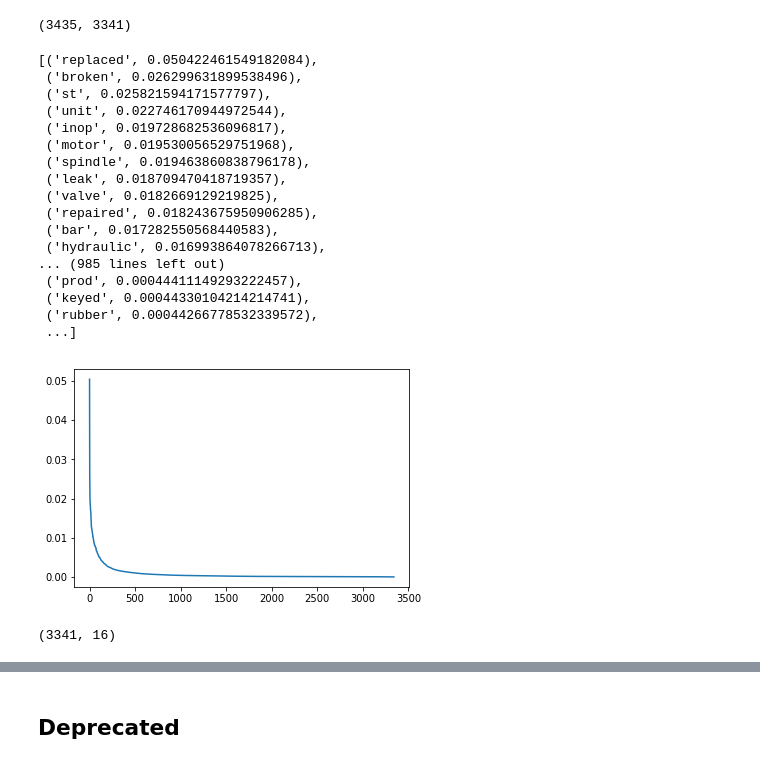
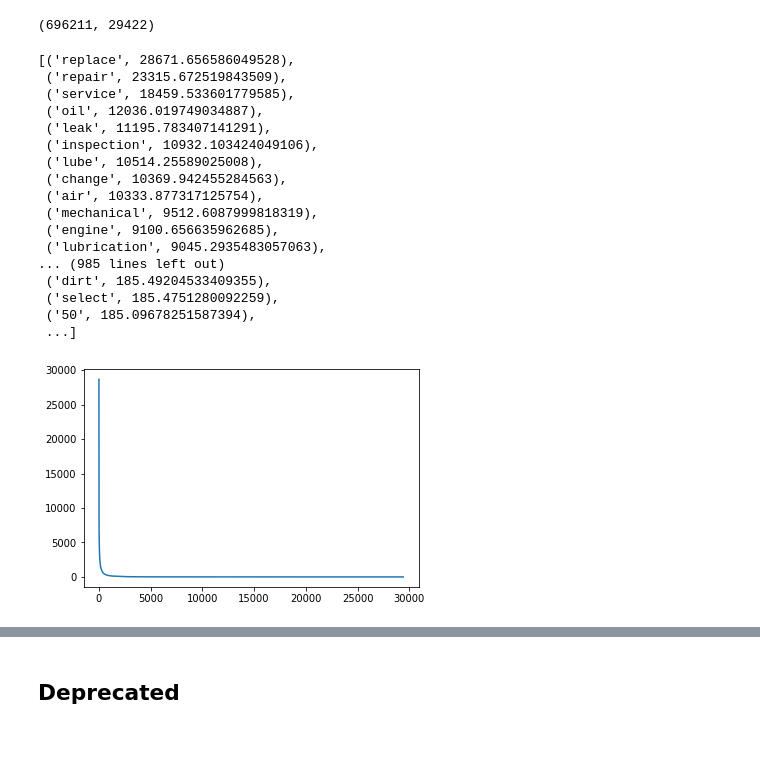
Before and after one commit to usnistgov/nestor, a Jupyter notebook: docs/dask_vocab.ipynb, the cells around one changed output, grey strips where cells are left out. Saved outputs shown, nothing was run; the diff lists cells and outputs as text; code cells hidden in the pictures.

Commit message:
dask and gui vocab extraction integrated

```diff
--- a/docs/dask_vocab.ipynb
+++ b/docs/dask_vocab.ipynb
@@ -43,3 +34,13 @@ import string
 # df = dd.read_csv(data_dir/'loader_work_orders_sanitised.csv')
 data_dir = module_path/'data'/'gs_data'
 df = dd.read_csv(data_dir/'Maintenance_All_Clean.csv')
+# %%
+gs_nlp_select = NLPSelect(columns = ['Description', 'Resolution'])
+m_nlp_select = NLPSelect(columns='ShortText')
+
+raw_text = gs_nlp_select.transform(df)
+# raw_text.compute()
+# %%
+tex = TokenExtractor()
+tex.fit_transform(raw_text)
+print(tex.vocab_)
@@ -46,12 +55,13 @@ df = dd.read_csv(data_dir/'Maintenance_All_Clean.csv')
 # %%
-nlp_cols = ['Description', 'Resolution']
-raw_text = df[nlp_cols].fillna('').add(' ').sum(axis=1).str[:-1]
+# nlp_cols = ['Description', 'Resolution']
+# nlp_cols=0
+# raw_text = df.iloc[:,nlp_cols].fillna('').add(' ').sum(axis=1).str[:-1]
 
-raw_text = raw_text.str.lower()
-raw_text.str.replace('\n', ' ')
-raw_text = raw_text.str.replace('[{}]'.format(string.punctuation), ' ')
+# raw_text = raw_text.str.lower()
+# raw_text.str.replace('\n', ' ')
+# raw_text = raw_text.str.replace('[{}]'.format(string.punctuation), ' ')
 
 def series_itervals(s):
     for n, val in s.iteritems():
         yield val
-raw_text.compute()
+# raw_text.compute()
@@ -86,4 +78,4 @@ vec = TfidfVectorizer(input='content',
 #                       max_features=3000
                      )
 
-vec.fit(series_itervals(raw_text))
+tf = vec.fit(tqdm(series_itervals(raw_text)))
@@ -98,36 +82,36 @@ TfidfVectorizer(analyzer='word', binary=False, decode_error='strict',
 # %%
-tf = vec.transform(series_itervals(raw_text))  # CSR sparse array
+# tf = vec.transform(series_itervals(raw_text))  # CSR sparse array
 # tf = tf.toarray()
 tf.shape
 # %% [output]
-(3435, 3341)
+(696211, 29422)
 # %%
 # sort = vec.idf_.argsort()
-tf_tot = np.array(tf.mean(axis=0))[0]
+tf_tot = np.array(tf.sum(axis=0))[0]
 sort = tf_tot.argsort()[::-1]
 
 # np.array(vec.get_feature_names())[sort]
 plt.plot(tf_tot[sort])
 list(zip(np.array(vec.get_feature_names())[sort], tf_tot[sort]))
 # %% [output]
-[('replaced', 0.050422461549182084),
- ('broken', 0.026299631899538496),
- ('st', 0.025821594171577797),
- ('unit', 0.022746170944972544),
- ('inop', 0.019728682536096817),
- ('motor', 0.019530056529751968),
- ('spindle', 0.019463860838796178),
- ('leak', 0.018709470418719357),
- ('valve', 0.0182669129219825),
- ('repaired', 0.018243675950906285),
- ('bar', 0.017282550568440583),
- ('hydraulic', 0.016993864078266713),
+[('replace', 28671.656586049528),
+ ('repair', 23315.672519843509),
+ ('service', 18459.533601779585),
+ ('oil', 12036.019749034887),
+ ('leak', 11195.783407141291),
+ ('inspection', 10932.103424049106),
+ ('lube', 10514.25589025008),
+ ('change', 10369.942455284563),
+ ('air', 10333.877317125754),
+ ('mechanical', 9512.6087999818319),
+ ('engine', 9100.656635962685),
+ ('lubrication', 9045.2935483057063),
 ... (985 lines left out)
- ('prod', 0.00044411149293222457),
- ('keyed', 0.00044330104214214741),
- ('rubber', 0.00044266778532339572),
+ ('dirt', 185.49204533409355),
+ ('select', 185.4751280092259),
+ ('50', 185.09678251587394),
  ...]
-[figure, old version]
+[figure, new version]
 # %%
 from numba import jit
 import scipy.constants as cnst
@@ -197,11 +183,9 @@ def str_D4(str1,str2):
 # %%
 strs = np.array(vec.get_feature_names())[sort]
-chars = np.zeros((len(strs), max(len(i) for i in strs)), dtype='unicode_')
-for n,i in enumerate(strs):
-    chars[n, :len(i)] = list(i)
-chars.shape
+# chars = np.zeros((len(strs), max(len(i) for i in strs)), dtype='unicode_')
+# for n,i in enumerate(strs):
+#     chars[n, :len(i)] = list(i)
+# chars.shape
-# %% [output]
-(3341, 16)
 # %%
 # http://scikit-learn.org/stable/faq.html#how-do-i-deal-with-string-data-or-trees-graphs
 from fuzzywuzzy import process, fuzz
```
Also changed, not shown: parts of 8 cells of this notebook, 4 other files.
